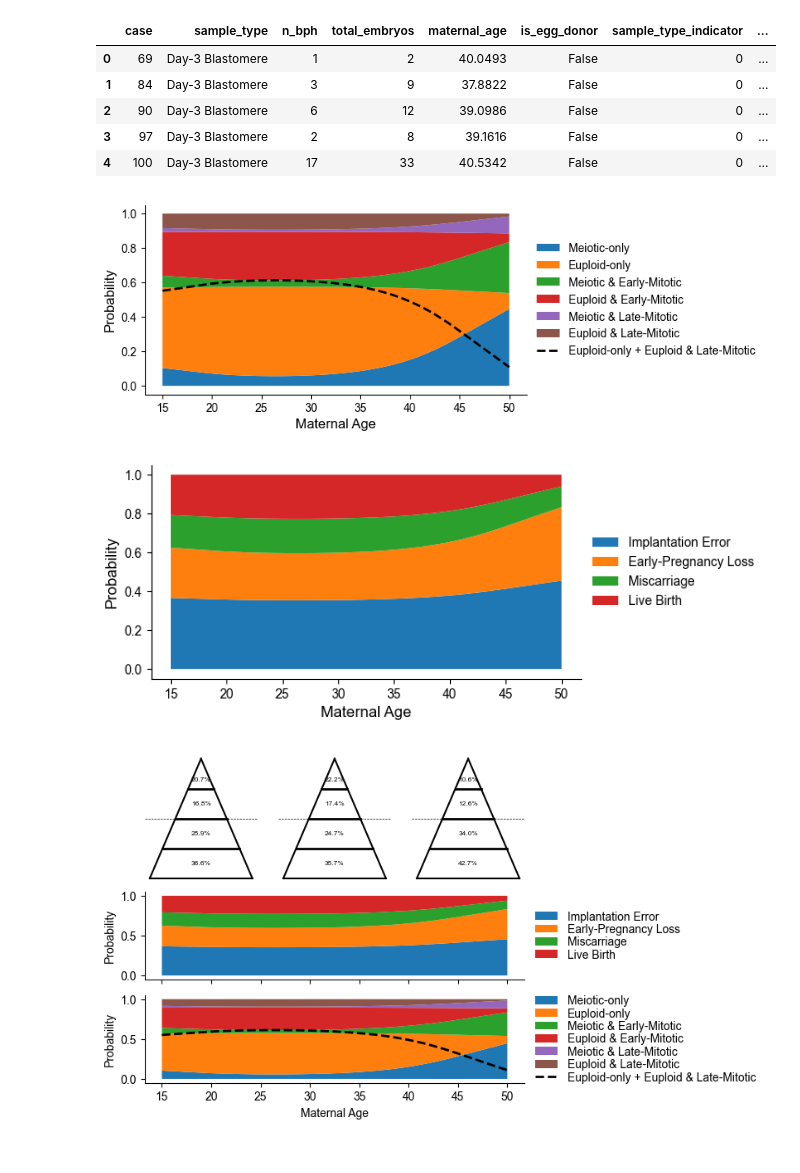
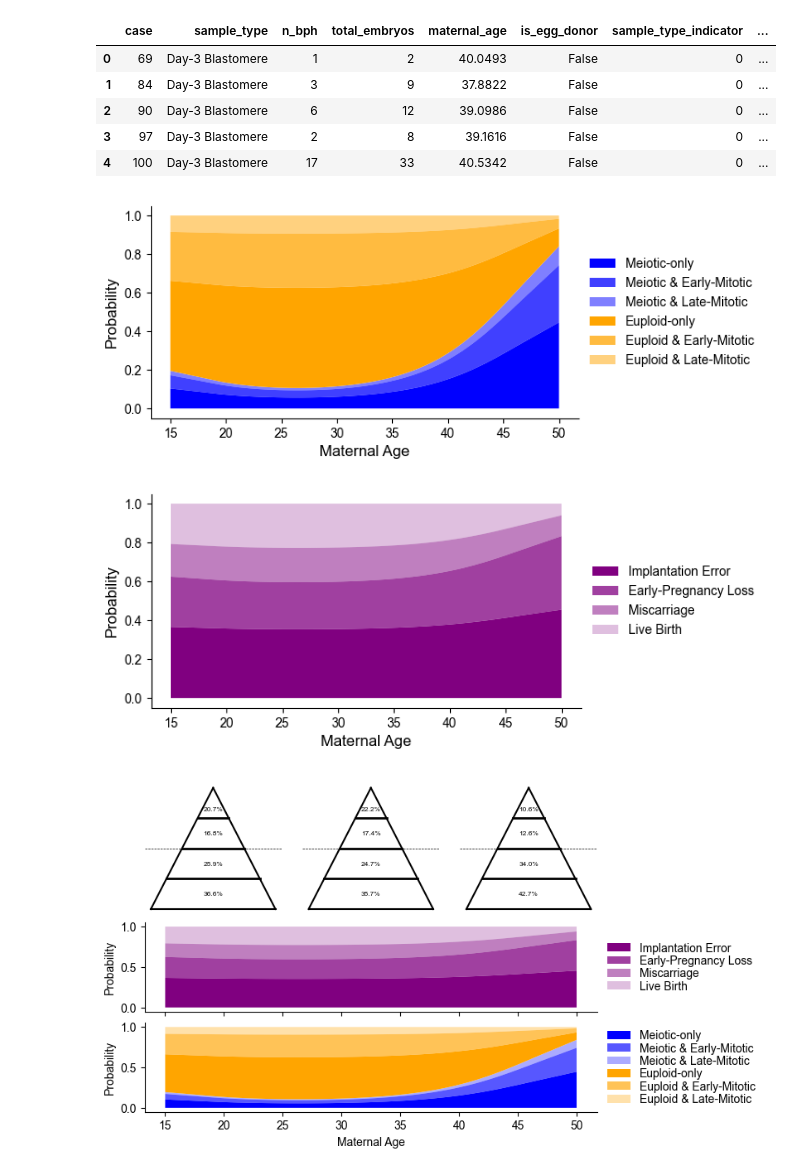
Before and after one commit to aabiddanda/fecundability_model, a Jupyter notebook: notebooks/fecundability_model_draft.ipynb, the cells around one changed output. Cells and saved outputs as stored; diff of their text form; code cells hidden in the pictures.

Commit message:
fix: updated visualizations to use shading

```diff
--- a/notebooks/fecundability_model_draft.ipynb
+++ b/notebooks/fecundability_model_draft.ipynb
@@ -31,34 +31,34 @@ gruhn2019_df.head()
 # %%
 f_est = FecundabilityEstimator()
 maternal_age = np.linspace(15, 50, 200)
 # Get the relative scaling here ...
 ps = pmeiotic_age_day3(maternal_age)
 # ps[ps >= 1.0] = 0.9
 A = f_est.p_aneuploid()
 As = [f_est.scale_meiotic_prob(A, p=a) for a in ps]
 fig, ax = plt.subplots(1,1,figsize=(6,3))
 prev = np.zeros(ps.size)
-ax.fill_between(maternal_age, y1=prev, y2=[As[i][0,0] for i in range(ps.size)], label=r'Meiotic-only');
+ax.fill_between(maternal_age, y1=prev, y2=[As[i][0,0] for i in range(ps.size)], color='blue', alpha=1.0, interpolate=True, edgecolor='none', label=r'Meiotic-only');
 prev = prev + np.array([As[i][0,0] for i in range(ps.size)])
-ax.fill_between(maternal_age, y1=prev, y2=prev + [As[i][0,1] for i in range(ps.size)], label=r'Euploid-only');
+ax.fill_between(maternal_age, y1=prev, y2=prev + [As[i][1,0] for i in range(ps.size)], color='blue', alpha=0.75, interpolate=True, edgecolor='none', label=r'Meiotic & Early-Mitotic');
+prev = prev + np.array([As[i][1,0] for i in range(ps.size)])
+ax.fill_between(maternal_age, y1=prev, y2=prev + [As[i][2,0] for i in range(ps.size)], color='blue', alpha=0.5, interpolate=True, edgecolor='none', label=r'Meiotic & Late-Mitotic');
+prev = prev + np.array([As[i][2,0] for i in range(ps.size)])
+ax.fill_between(maternal_age, y1=prev, y2=prev + [As[i][0,1] for i in range(ps.size)], color='orange', alpha=1.0, interpolate=True, edgecolor='none', label=r'Euploid-only');
 prev = prev + np.array([As[i][0,1] for i in range(ps.size)])
-ax.fill_between(maternal_age, y1=prev, y2=prev + [As[i][1,0] for i in range(ps.size)], label=r'Meiotic & Early-Mitotic');
-prev = prev + np.array([As[i][1,0] for i in range(ps.size)])
-ax.fill_between(maternal_age, y1=prev, y2=prev + [As[i][1,1] for i in range(ps.size)], label=r'Euploid & Early-Mitotic');
+ax.fill_between(maternal_age, y1=prev, y2=prev + [As[i][1,1] for i in range(ps.size)], color='orange', alpha=0.75, interpolate=True, edgecolor='none', label=r'Euploid & Early-Mitotic');
 prev = prev + np.array([As[i][1,1] for i in range(ps.size)])
-ax.fill_between(maternal_age, y1=prev, y2=prev + [As[i][2,0] for i in range(ps.size)], label=r'Meiotic & Late-Mitotic');
-prev = prev + np.array([As[i][2,0] for i in range(ps.size)])
-ax.fill_between(maternal_age, y1=prev, y2=prev + [As[i][2,1] for i in range(ps.size)], label=r'Euploid & Late-Mitotic');
+ax.fill_between(maternal_age, y1=prev, y2=prev + [As[i][2,1] for i in range(ps.size)], color='orange', alpha=0.5, interpolate=True, edgecolor='none',  label=r'Euploid & Late-Mitotic');
 
 # The probability of "least-severe categories"
-ax.plot(maternal_age, np.array([As[i][0,1] + As[i][2,1] for i in range(ps.size)]), color='black', lw=2, linestyle='--', label='Euploid-only + Euploid & Late-Mitotic')
+# ax.plot(maternal_age, np.array([As[i][0,1] + As[i][2,1] for i in range(ps.size)]), color='black', lw=2, linestyle='--', label='Euploid-only + Euploid & Late-Mitotic')
 
 ax.set_xlabel('Maternal Age', fontsize=12)
 ax.set_ylabel('Probability', fontsize=12)
 ax.legend(loc='center left', bbox_to_anchor=(1, 0.5), frameon=False)
 debox(ax);
 # %% [output]
-[figure, old version]
+[figure, new version]
 # %%
 # Now we go through all of the potential causes for aneuploidy loss ...
 outcome_probs = []
@@ -70,20 +70,20 @@ outcome_probs = np.vstack(outcome_probs)
 
 fig, ax = plt.subplots(1,1,figsize=(6,3))
 prev = np.zeros(ps.size)
-ax.fill_between(maternal_age, y1=prev, y2=outcome_probs[:,3], label=r'Implantation Error');
+ax.fill_between(maternal_age, y1=prev, y2=outcome_probs[:,3], color='purple', alpha=1.0, interpolate=True, edgecolor='none', label=r'Implantation Error');
 prev = prev + outcome_probs[:,3]
-ax.fill_between(maternal_age, y1=prev, y2=prev + outcome_probs[:,2], label=r'Early-Pregnancy Loss');
+ax.fill_between(maternal_age, y1=prev, y2=prev + outcome_probs[:,2], color='purple', alpha=0.75, interpolate=True, edgecolor='none', label=r'Early-Pregnancy Loss');
 prev = prev + outcome_probs[:,2]
-ax.fill_between(maternal_age, y1=prev, y2=prev + outcome_probs[:,1], label=r'Miscarriage');
+ax.fill_between(maternal_age, y1=prev, y2=prev + outcome_probs[:,1], color='purple', alpha=0.5, interpolate=True, edgecolor='none', label=r'Miscarriage');
 prev = prev + outcome_probs[:,1]
-ax.fill_between(maternal_age, y1=prev, y2=prev + outcome_probs[:,0], label=r'Live Birth');
+ax.fill_between(maternal_age, y1=prev, y2=prev + outcome_probs[:,0], color='purple', alpha=0.25, interpolate=True, edgecolor='none', label=r'Live Birth');
 
 ax.set_xlabel('Maternal Age', fontsize=12)
 ax.set_ylabel('Probability', fontsize=12)
 ax.legend(loc='center left', bbox_to_anchor=(1, 0.5), frameon=False)
 debox(ax);
 # %% [output]
-[figure, old version]
+[figure, new version]
 # %%
 # Making the full composite figure ...
 from matplotlib.gridspec import GridSpec
@@ -109,13 +109,14 @@ ax5 = fig.add_subplot(gs[2, :], sharex=ax4)
 
 # Plot the pregnancy outcomes
 prev = np.zeros(ps.size)
-ax4.fill_between(maternal_age, y1=prev, y2=outcome_probs[:,3], label=r'Implantation Error');
+prev = np.zeros(ps.size)
+ax4.fill_between(maternal_age, y1=prev, y2=outcome_probs[:,3], color='purple', alpha=1.0, interpolate=True, edgecolor='none', label=r'Implantation Error');
 prev = prev + outcome_probs[:,3]
-ax4.fill_between(maternal_age, y1=prev, y2=prev + outcome_probs[:,2], label=r'Early-Pregnancy Loss');
+ax4.fill_between(maternal_age, y1=prev, y2=prev + outcome_probs[:,2], color='purple', alpha=0.75, interpolate=True, edgecolor='none', label=r'Early-Pregnancy Loss');
 prev = prev + outcome_probs[:,2]
-ax4.fill_between(maternal_age, y1=prev, y2=prev + outcome_probs[:,1], label=r'Miscarriage');
+ax4.fill_between(maternal_age, y1=prev, y2=prev + outcome_probs[:,1], color='purple', alpha=0.5, interpolate=True, edgecolor='none', label=r'Miscarriage');
 prev = prev + outcome_probs[:,1]
-ax4.fill_between(maternal_age, y1=prev, y2=prev + outcome_probs[:,0], label=r'Live Birth');
+ax4.fill_between(maternal_age, y1=prev, y2=prev + outcome_probs[:,0], color='purple', alpha=0.25, interpolate=True, edgecolor='none', label=r'Live Birth');
 
 ax4.set_ylabel('Probability')
 ax4.legend(loc='center left', labelspacing=.1, bbox_to_anchor=(1, 0.5), frameon=False)
@@ -123,20 +124,20 @@ debox(ax4);
 
 # Plot the aneuploidy on the bottom axis
 prev = np.zeros(ps.size)
-ax5.fill_between(maternal_age, y1=prev, y2=[As[i][0,0] for i in range(ps.size)], label=r'Meiotic-only');
+ax5.fill_between(maternal_age, y1=prev, y2=[As[i][0,0] for i in range(ps.size)], color='blue', alpha=1.0, interpolate=True, edgecolor='none', label=r'Meiotic-only');
 prev = prev + np.array([As[i][0,0] for i in range(ps.size)])
-ax5.fill_between(maternal_age, y1=prev, y2=prev + [As[i][0,1] for i in range(ps.size)], label=r'Euploid-only');
+ax5.fill_between(maternal_age, y1=prev, y2=prev + [As[i][1,0] for i in range(ps.size)], color='blue', alpha=0.66, interpolate=True, edgecolor='none', label=r'Meiotic & Early-Mitotic');
+prev = prev + np.array([As[i][1,0] for i in range(ps.size)])
+ax5.fill_between(maternal_age, y1=prev, y2=prev + [As[i][2,0] for i in range(ps.size)], color='blue', alpha=0.33, interpolate=True, edgecolor='none', label=r'Meiotic & Late-Mitotic');
+prev = prev + np.array([As[i][2,0] for i in range(ps.size)])
+ax5.fill_between(maternal_age, y1=prev, y2=prev + [As[i][0,1] for i in range(ps.size)], color='orange', alpha=1.0, interpolate=True, edgecolor='none', label=r'Euploid-only');
 prev = prev + np.array([As[i][0,1] for i in range(ps.size)])
-ax5.fill_between(maternal_age, y1=prev, y2=prev + [As[i][1,0] for i in range(ps.size)], label=r'Meiotic & Early-Mitotic');
-prev = prev + np.array([As[i][1,0] for i in range(ps.size)])
-ax5.fill_between(maternal_age, y1=prev, y2=prev + [As[i][1,1] for i in range(ps.size)], label=r'Euploid & Early-Mitotic');
+ax5.fill_between(maternal_age, y1=prev, y2=prev + [As[i][1,1] for i in range(ps.size)], color='orange', alpha=0.66, interpolate=True, edgecolor='none', label=r'Euploid & Early-Mitotic');
 prev = prev + np.array([As[i][1,1] for i in range(ps.size)])
-ax5.fill_between(maternal_age, y1=prev, y2=prev + [As[i][2,0] for i in range(ps.size)], label=r'Meiotic & Late-Mitotic');
-prev = prev + np.array([As[i][2,0] for i in range(ps.size)])
-ax5.fill_between(maternal_age, y1=prev, y2=prev + [As[i][2,1] for i in range(ps.size)], label=r'Euploid & Late-Mitotic');
+ax5.fill_between(maternal_age, y1=prev, y2=prev + [As[i][2,1] for i in range(ps.size)], color='orange', alpha=0.33, interpolate=True, edgecolor='none',  label=r'Euploid & Late-Mitotic');
 
 # The probability of "least-severe categories" ...
-ax5.plot(maternal_age, np.array([As[i][0,1] + As[i][2,1] for i in range(ps.size)]), color='black', lw=2, linestyle='--', label='Euploid-only + Euploid & Late-Mitotic')
+# ax5.plot(maternal_age, np.array([As[i][0,1] + As[i][2,1] for i in range(ps.size)]), color='black', lw=2, linestyle='--', label='Euploid-only + Euploid & Late-Mitotic')
 plt.setp(ax4.get_xticklabels(), visible=False)
 
 ax5.set_xlabel('Maternal Age')
@@ -146,4 +147,4 @@ debox(ax5);
 plt.savefig('../doc/figures/model_figure.042024.pdf', dpi=300, bbox_inches='tight')
 plt.savefig('../doc/figures/model_figure.042024.png', dpi=300, bbox_inches='tight')
 # %% [output]
-[figure, old version]
+[figure, new version]
```
Also changed, not shown: 2 other files.
